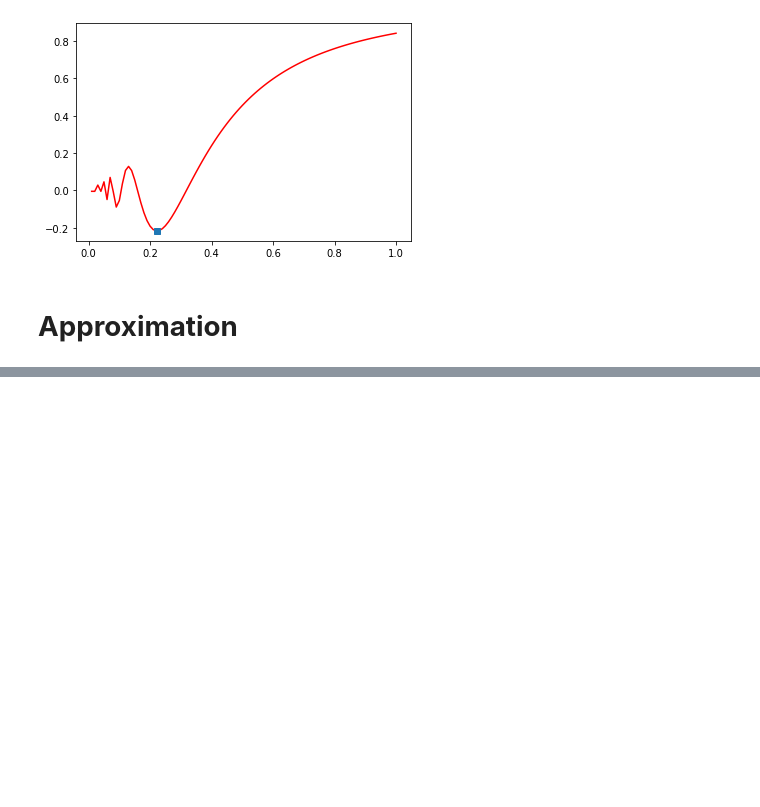
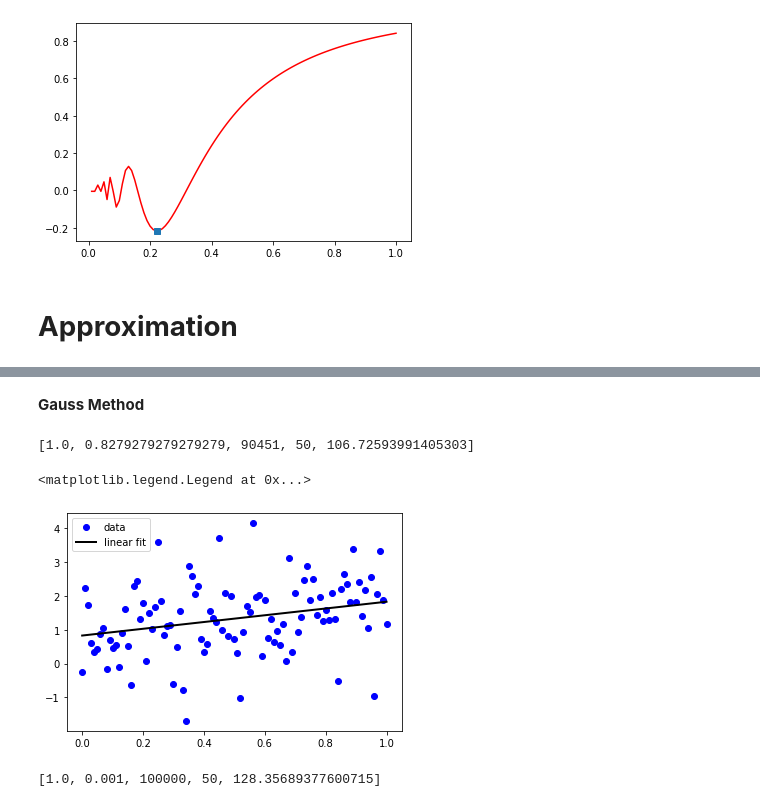
Before and after one commit to skozh/ADA1, a Jupyter notebook: Task2.ipynb, the cells around one changed output, grey strips where cells are left out. Saved outputs shown, nothing was run; the diff lists cells and outputs as text; code cells hidden in the pictures; blank space fills up the shorter version.

```diff
--- a/Task2.ipynb
+++ b/Task2.ipynb
@@ -245,0 +248,57 @@ ax.legend()
+# %% [markdown]
+**Gauss Method**
+# %%
+def GaussMethod(fun, initial, tol):
+  y_orig = np.inf
+  a_init, b_init = initial
+  fev = 0
+  iteration = 0
+
+  for i in range(50):
+    iteration = iteration + 1
+    for a in np.linspace(0.1, 1, 1000):
+      b = b_init
+      y = fun([a, b])
+      fev =fev + 1
+      if np.abs(y-y_orig) < tol:
+        y_orig = y
+        a_init = a
+        break
+      if y < y_orig:
+        y_orig = y
+        a_init = a
+
+    for b in np.linspace(0.1, 1, 1000):
+      a = a_init
+      y = fun([a, b])
+      fev =fev + 1
+      if np.abs(y-y_orig) < tol:
+        b_init = b
+        y_orig = y
+        break
+      if y < y_orig:
+        y_orig = y
+        b_init = b
+
+
+  return [a_init, b_init, fev, iteration, y_orig]
+# %%
+initial = [0.001,0.001]
+result = GaussMethod(objective, initial, 0.001)
+result
+# %% [output]
+[1.0, 0.8279279279279279, 90451, 50, 106.72593991405303]
+# %%
+fig, ax = plt.subplots(1, 1)
+ax.plot(x, y, 'ob', label='data')
+ax.plot(x, linear_fun(x, result[0], result[1]), '-k', lw=2, label='linear fit')
+ax.legend()
+# %% [output]
+<matplotlib.legend.Legend at 0x...>
+[figure, added]
+# %%
+initial = [0.001,0.001]
+result = GaussMethod(objective2, initial, 0.001)
+result
+# %% [output]
+[1.0, 0.001, 100000, 50, 128.35689377600715]
```
Also changed, not shown: parts of 7 cells of this notebook.
